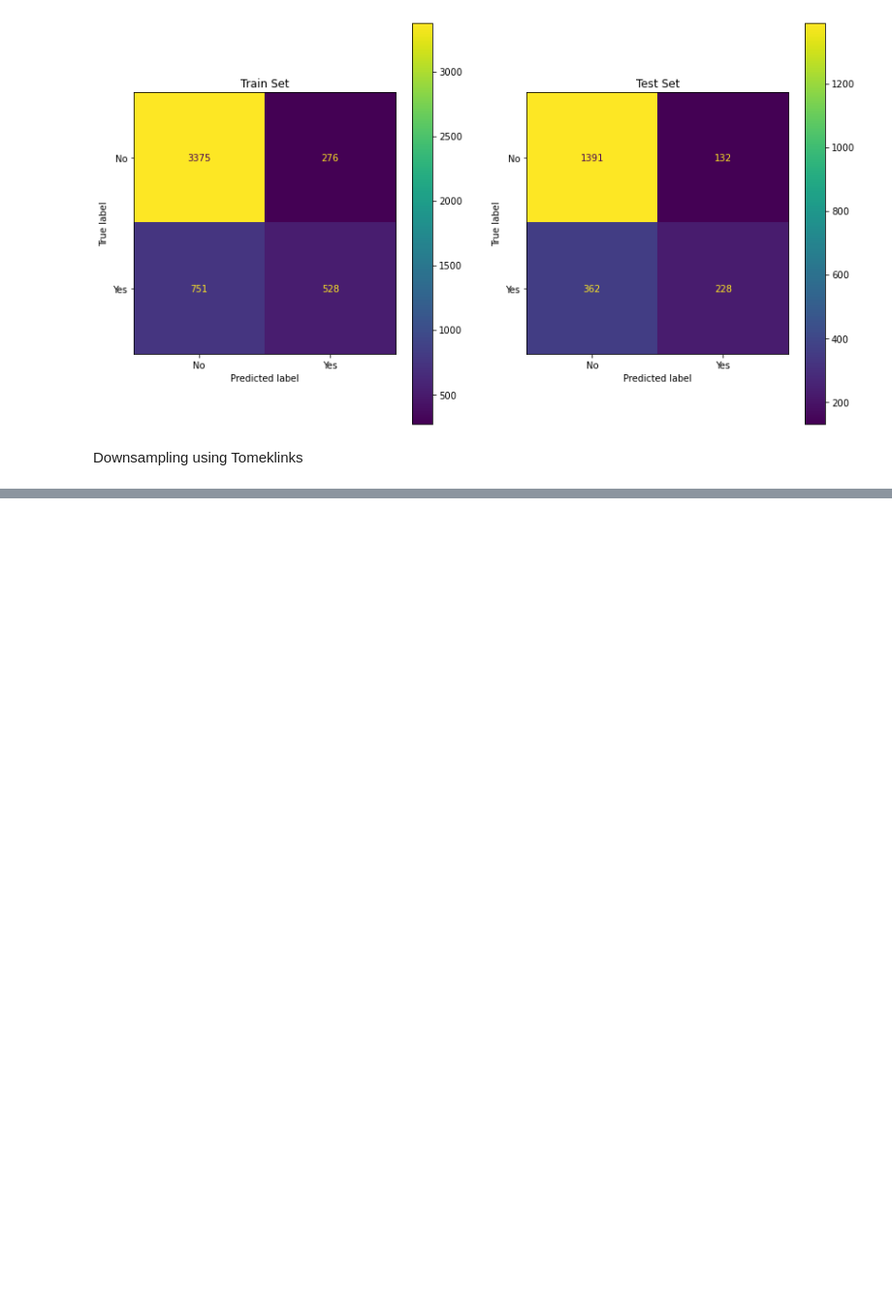
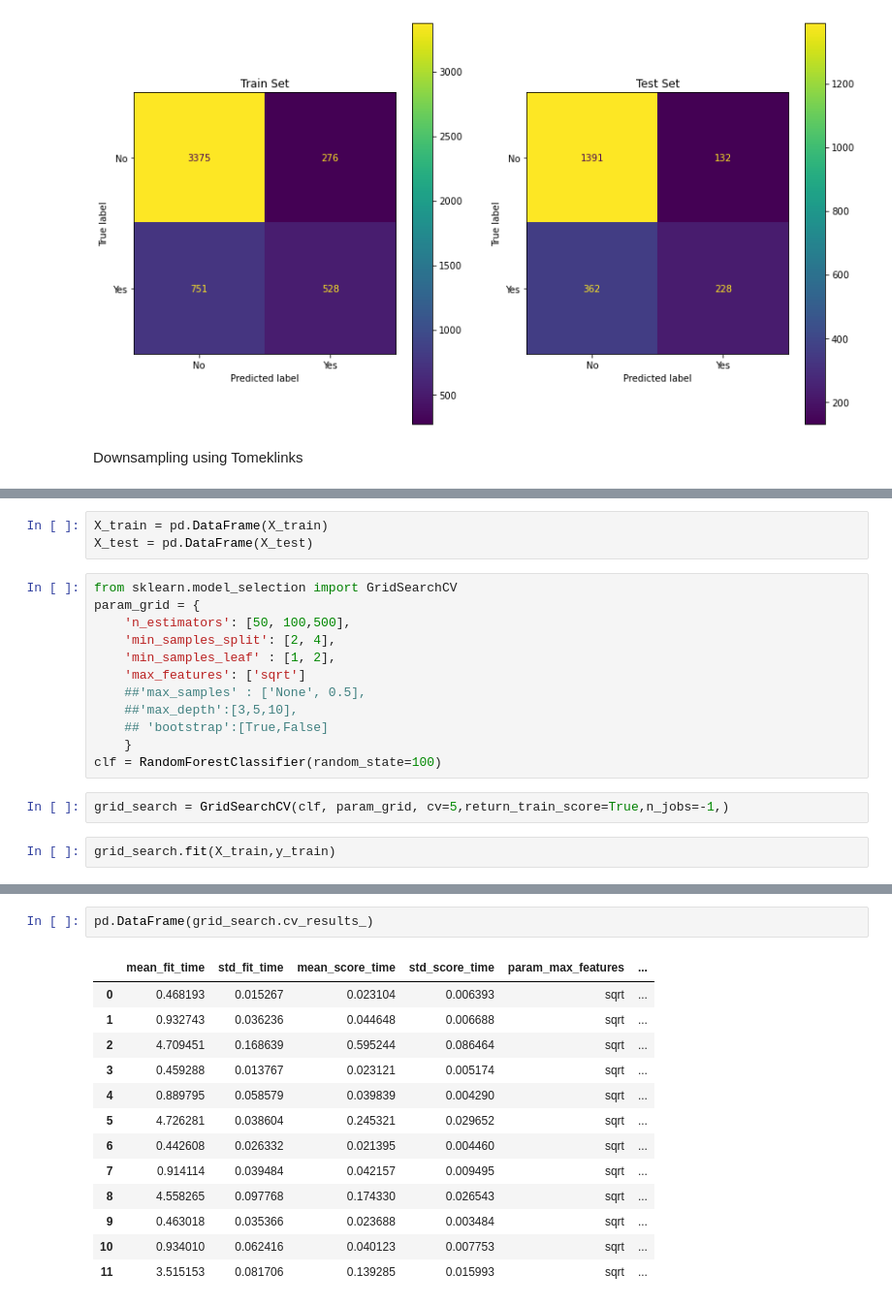
Before and after one commit to deniemmer/IronDenise, a Jupyter notebook: Week 7/Lab | Classification, Handling Imbalanced Data.ipynb, the cells around one changed output, grey strips where cells are left out. Shown: that part at 97% size. Saved outputs shown, nothing was run; the diff lists cells and outputs as text; blank space fills up the shorter version.

```diff
--- a/Week 7/Lab | Classification, Handling Imbalanced Data.ipynb
+++ b/Week 7/Lab | Classification, Handling Imbalanced Data.ipynb
@@ -1511,0 +1575,19 @@ from imblearn.under_sampling import TomekLinks
+# %%
+X_train = pd.DataFrame(X_train)
+X_test = pd.DataFrame(X_test)
+# %%
+from sklearn.model_selection import GridSearchCV
+param_grid = {
+    'n_estimators': [50, 100,500],
+    'min_samples_split': [2, 4],
+    'min_samples_leaf' : [1, 2],
+    'max_features': ['sqrt']
+    ##'max_samples' : ['None', 0.5],
+    ##'max_depth':[3,5,10],
+    ## 'bootstrap':[True,False]
+    }
+clf = RandomForestClassifier(random_state=100)
+# %%
+grid_search = GridSearchCV(clf, param_grid, cv=5,return_train_score=True,n_jobs=-1,)
+# %%
+grid_search.fit(X_train,y_train)
@@ -1511,0 +1608,16 @@ from imblearn.under_sampling import TomekLinks
+# %%
+pd.DataFrame(grid_search.cv_results_)
+# %% [output]
+|  | mean_fit_time | std_fit_time | mean_score_time | std_score_time | param_max_features | ... |
+| 0 | 0.468193 | 0.015267 | 0.023104 | 0.006393 | sqrt | ... |
+| 1 | 0.932743 | 0.036236 | 0.044648 | 0.006688 | sqrt | ... |
+| 2 | 4.709451 | 0.168639 | 0.595244 | 0.086464 | sqrt | ... |
+| 3 | 0.459288 | 0.013767 | 0.023121 | 0.005174 | sqrt | ... |
+| 4 | 0.889795 | 0.058579 | 0.039839 | 0.004290 | sqrt | ... |
+| 5 | 4.726281 | 0.038604 | 0.245321 | 0.029652 | sqrt | ... |
+| 6 | 0.442608 | 0.026332 | 0.021395 | 0.004460 | sqrt | ... |
+| 7 | 0.914114 | 0.039484 | 0.042157 | 0.009495 | sqrt | ... |
+| 8 | 4.558265 | 0.097768 | 0.174330 | 0.026543 | sqrt | ... |
+| 9 | 0.463018 | 0.035366 | 0.023688 | 0.003484 | sqrt | ... |
+| 10 | 0.934010 | 0.062416 | 0.040123 | 0.007753 | sqrt | ... |
+| 11 | 3.515153 | 0.081706 | 0.139285 | 0.015993 | sqrt | ... |
```
Also changed, not shown: parts of 16 cells of this notebook.
